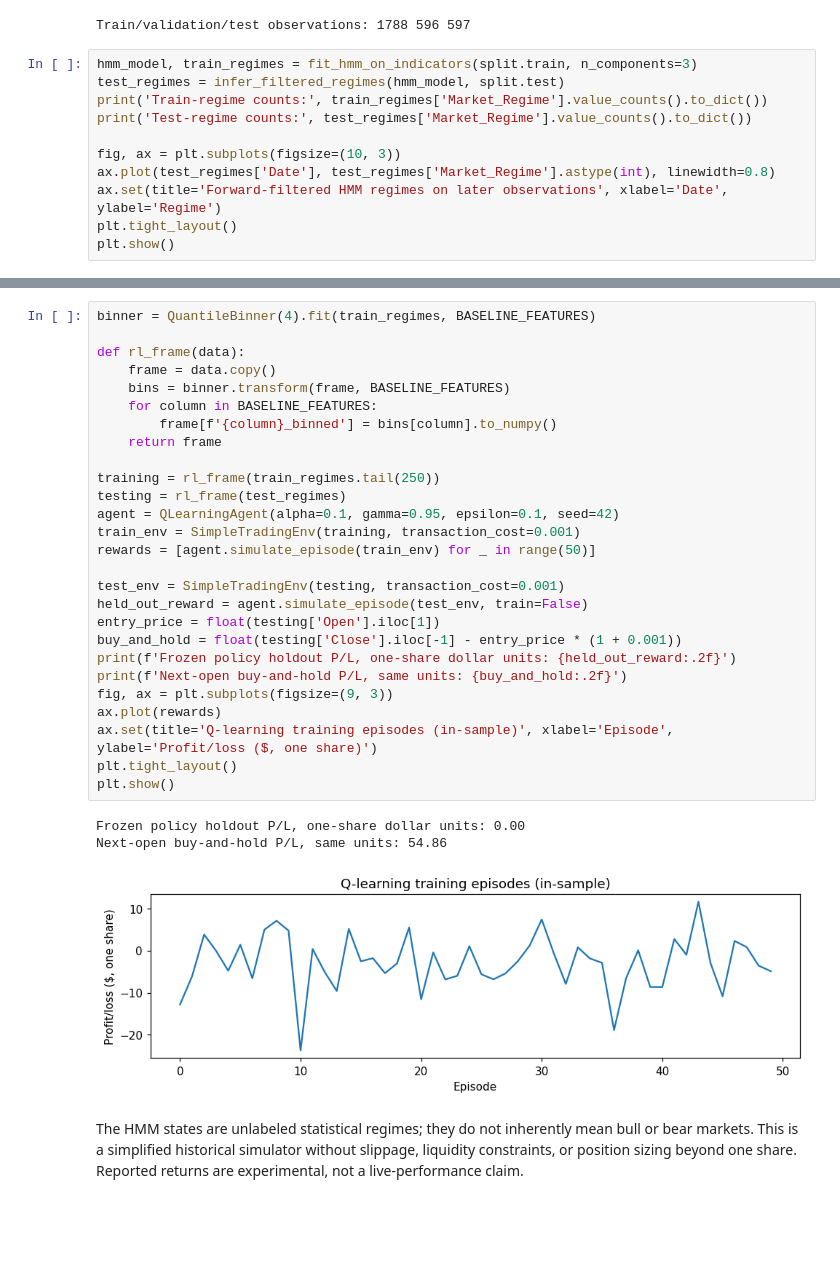
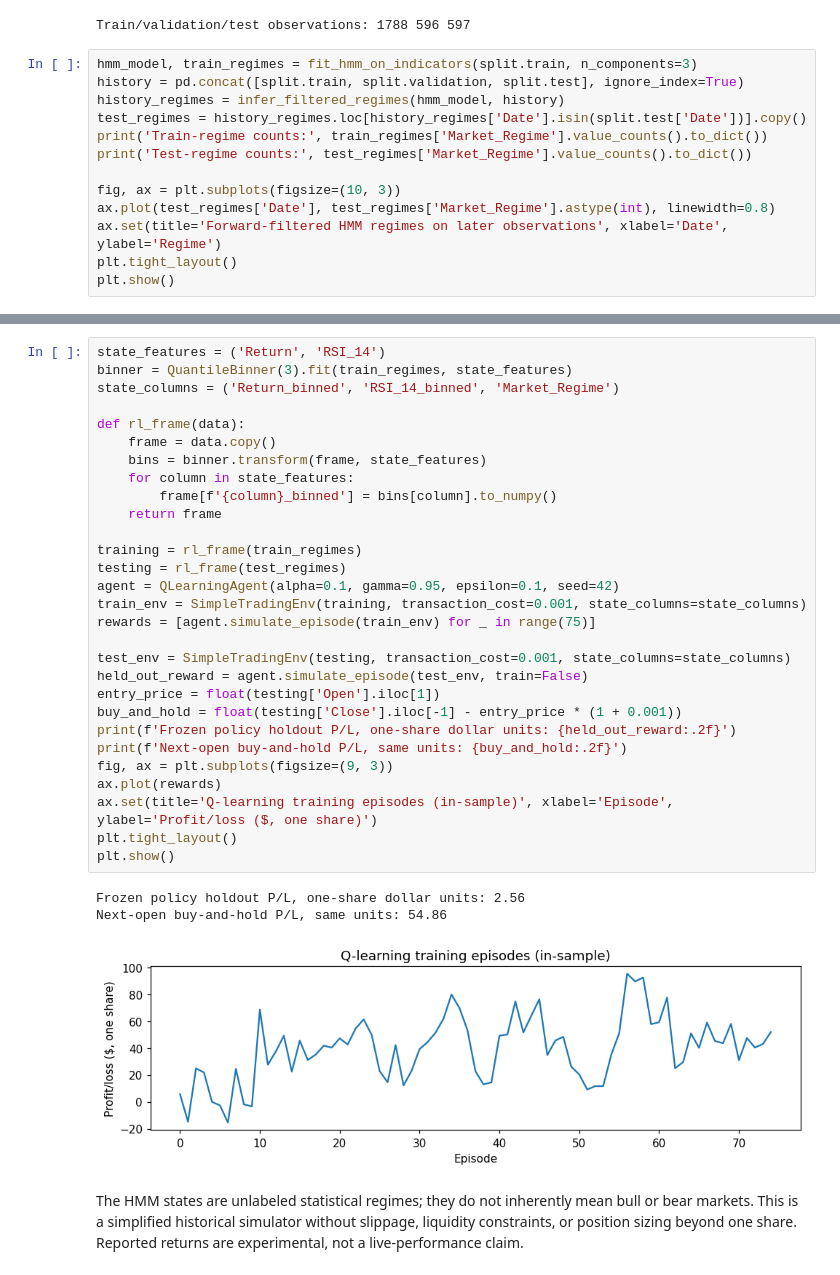
Before and after one commit to ryanrowe2/StockTradingAI-Project, a Jupyter notebook: notebooks/HMM_and_RL_Experiments.ipynb, the cells around one changed output, grey strips where cells are left out. Cells and saved outputs as stored; diff of their text form; blank space fills up the shorter version.

```diff
--- a/notebooks/HMM_and_RL_Experiments.ipynb
+++ b/notebooks/HMM_and_RL_Experiments.ipynb
@@ -26,7 +27,9 @@ print('Train/validation/test observations:', len(split.train), len(split.validat
 Train/validation/test observations: 1788 596 597
 # %%
 hmm_model, train_regimes = fit_hmm_on_indicators(split.train, n_components=3)
-test_regimes = infer_filtered_regimes(hmm_model, split.test)
+history = pd.concat([split.train, split.validation, split.test], ignore_index=True)
+history_regimes = infer_filtered_regimes(hmm_model, history)
+test_regimes = history_regimes.loc[history_regimes['Date'].isin(split.test['Date'])].copy()
 print('Train-regime counts:', train_regimes['Market_Regime'].value_counts().to_dict())
 print('Test-regime counts:', test_regimes['Market_Regime'].value_counts().to_dict())
 
@@ -42,33 +45,35 @@ Test-regime counts: {np.int64(2): 282, np.int64(1): 179, np.int64(0): 136}
 # %%
-binner = QuantileBinner(4).fit(train_regimes, BASELINE_FEATURES)
+state_features = ('Return', 'RSI_14')
+binner = QuantileBinner(3).fit(train_regimes, state_features)
+state_columns = ('Return_binned', 'RSI_14_binned', 'Market_Regime')
 
 def rl_frame(data):
     frame = data.copy()
-    bins = binner.transform(frame, BASELINE_FEATURES)
-    for column in BASELINE_FEATURES:
+    bins = binner.transform(frame, state_features)
+    for column in state_features:
         frame[f'{column}_binned'] = bins[column].to_numpy()
     return frame
 
-training = rl_frame(train_regimes.tail(250))
+training = rl_frame(train_regimes)
 testing = rl_frame(test_regimes)
 agent = QLearningAgent(alpha=0.1, gamma=0.95, epsilon=0.1, seed=42)
-train_env = SimpleTradingEnv(training, transaction_cost=0.001)
-rewards = [agent.simulate_episode(train_env) for _ in range(50)]
+train_env = SimpleTradingEnv(training, transaction_cost=0.001, state_columns=state_columns)
+rewards = [agent.simulate_episode(train_env) for _ in range(75)]
 
-test_env = SimpleTradingEnv(testing, transaction_cost=0.001)
+test_env = SimpleTradingEnv(testing, transaction_cost=0.001, state_columns=state_columns)
 held_out_reward = agent.simulate_episode(test_env, train=False)
 entry_price = float(testing['Open'].iloc[1])
 buy_and_hold = float(testing['Close'].iloc[-1] - entry_price * (1 + 0.001))
 print(f'Frozen policy holdout P/L, one-share dollar units: {held_out_reward:.2f}')
 print(f'Next-open buy-and-hold P/L, same units: {buy_and_hold:.2f}')
 fig, ax = plt.subplots(figsize=(9, 3))
 ax.plot(rewards)
 ax.set(title='Q-learning training episodes (in-sample)', xlabel='Episode', ylabel='Profit/loss ($, one share)')
 plt.tight_layout()
 plt.show()
 # %% [output]
-Frozen policy holdout P/L, one-share dollar units: 0.00
+Frozen policy holdout P/L, one-share dollar units: 2.56
 Next-open buy-and-hold P/L, same units: 54.86
-[figure, old version]
+[figure, new version]
 # %% [markdown]
 The HMM states are unlabeled statistical regimes; they do not inherently mean bull or bear markets. This is a simplified historical simulator without slippage, liquidity constraints, or position sizing beyond one share. Reported returns are experimental, not a live-performance claim.
```
Also changed, not shown: parts of 2 cells of this notebook, 9 other files.
